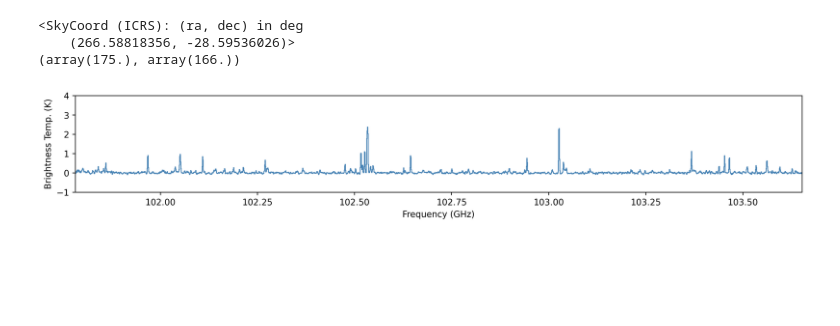
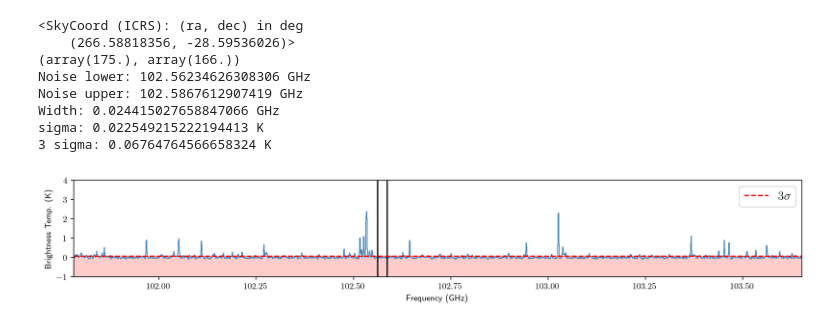
Before and after one commit to Parkerwise/Cloud-C, a Jupyter notebook: line-id-notebooks/B.spw31.ipynb, the cells around one changed output. Cells and saved outputs as stored; diff of their text form; code cells hidden in the pictures; blank space fills up the shorter version.

```diff
--- a/line-id-notebooks/B.spw31.ipynb
+++ b/line-id-notebooks/B.spw31.ipynb
@@ -41,36 +41,58 @@ print(image_coords)
 
 #plots spectrum
 sc=SpectralCube.read(path)
 sc.allow_huge_operations=True
 sc_Ghz=sc.with_spectral_unit(u.GHz)
 sc_Ghz=sc_Ghz.to(u.K)
 freq,Dec,Ra = sc_Ghz.world[:,0,0]
 subcube=sc_Ghz.hdu.data[:,int(image_coords[0])-5:int(image_coords[0])+5,int(image_coords[1])-5:int(image_coords[1])+5]
 spectrum = np.average(subcube,axis=(1,2))
 ax1=pylab.subplot()
 ax1.plot(freq,spectrum,lw=1,drawstyle='steps-mid',color="SteelBlue")
 pylab.xlabel("Frequency (GHz)", fontsize=10)
 
 pylab.ylabel('Brightness Temp. (K)',fontsize=10)
 pylab.ylim(-1,4)
 
 
 plt.rcParams['text.usetex'] = True
 
-#three_sigma=3*np.std(spectrum[0:275])
-#3 sigma
-#pylab.hlines(three_sigma,freq[0].value,freq[1916].value,colors="red",label =r'$3 \sigma$',ls="--" )
+###Noise###
+Noise_upper=825
+Noise_lower=800
+width=freq[Noise_upper]-freq[Noise_lower]
+print(f"Noise lower: {freq[Noise_lower]}")
+print(f"Noise upper: {freq[Noise_upper]}")
+print(f"Width: {width}")
+#lower line
+pylab.vlines(freq[Noise_lower].value,-1,4,colors="black")
+#upper line
+pylab.vlines(freq[Noise_upper].value,-1,4,colors="black")
+#calculate 3 sigma
+sigma=np.std(spectrum[Noise_lower:Noise_upper])
+three_sigma=3*sigma
+#three_sigma_Jy=three_sigma.to(u.jansky)
+print(f"sigma: {sigma} K")
+print(f"3 sigma: {three_sigma} K")
+#print(f"3 sigma: {three_sigma_Jy} Jy")
+pylab.hlines(three_sigma,freq[0].value,freq[1916].value,colors="red",label =r'$3 \sigma$',ls="--" )
+
 
 pylab.xlim(freq[0].value,freq[1916].value)
-#ax1.fill_between(freq.value,three_sigma, -2, alpha = 0.2, color= 'red' )
+ax1.fill_between(freq.value,three_sigma, -1, alpha = 0.2, color= 'red' )
 
 #pylab.vlines(115.256,-2,7,colors="green",label=r"${}^{12}C^{16}O$",lw=2)
 
-#plt.legend(fontsize=14,loc="upper left")
+plt.legend(fontsize=14)
 #plt.title()
 plt.savefig("B.spw31.pdf")
 # %% [output]
 <SkyCoord (ICRS): (ra, dec) in deg
     (266.58818356, -28.59536026)>
 (array(175.), array(166.))
+Noise lower: 102.56234626308306 GHz
+Noise upper: 102.5867612907419 GHz
+Width: 0.024415027658847066 GHz
+sigma: 0.022549215222194413 K
+3 sigma: 0.06764764566658324 K
-[figure, old version]
+[figure, new version]
```
Also changed, not shown: 2 other files.
